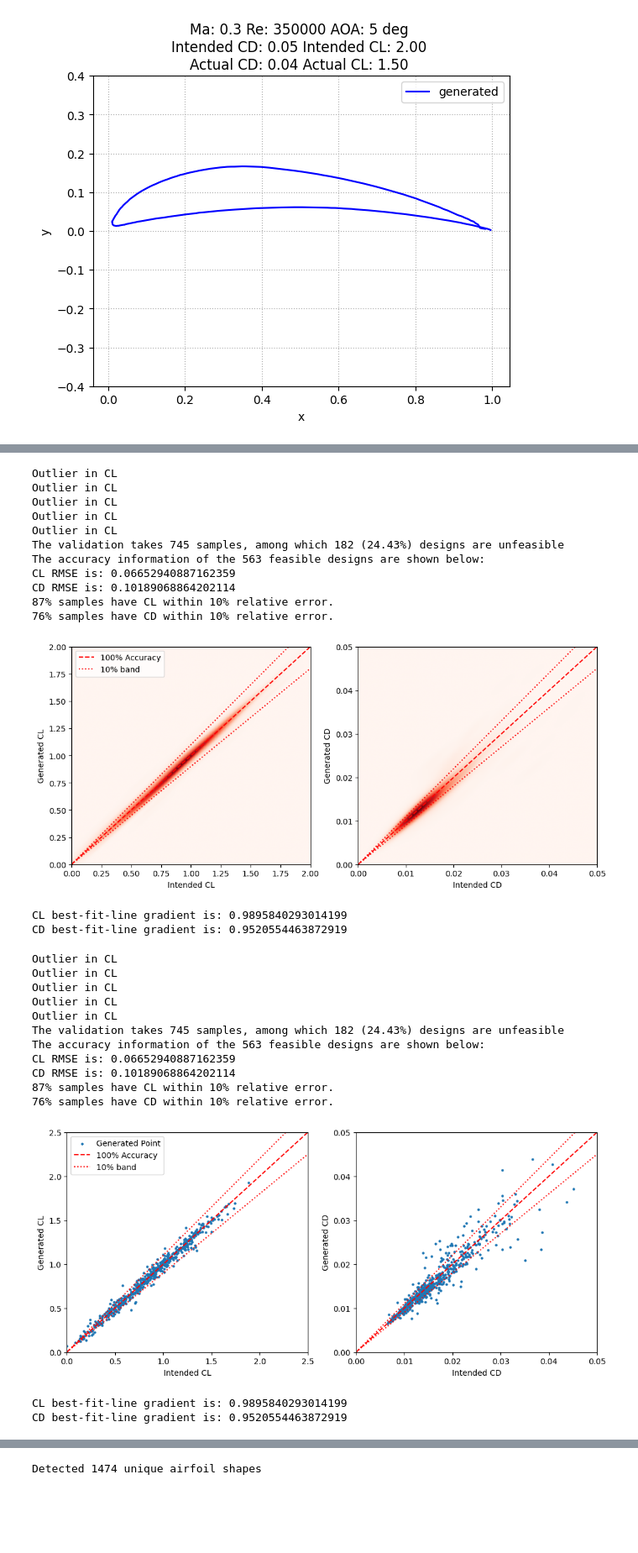
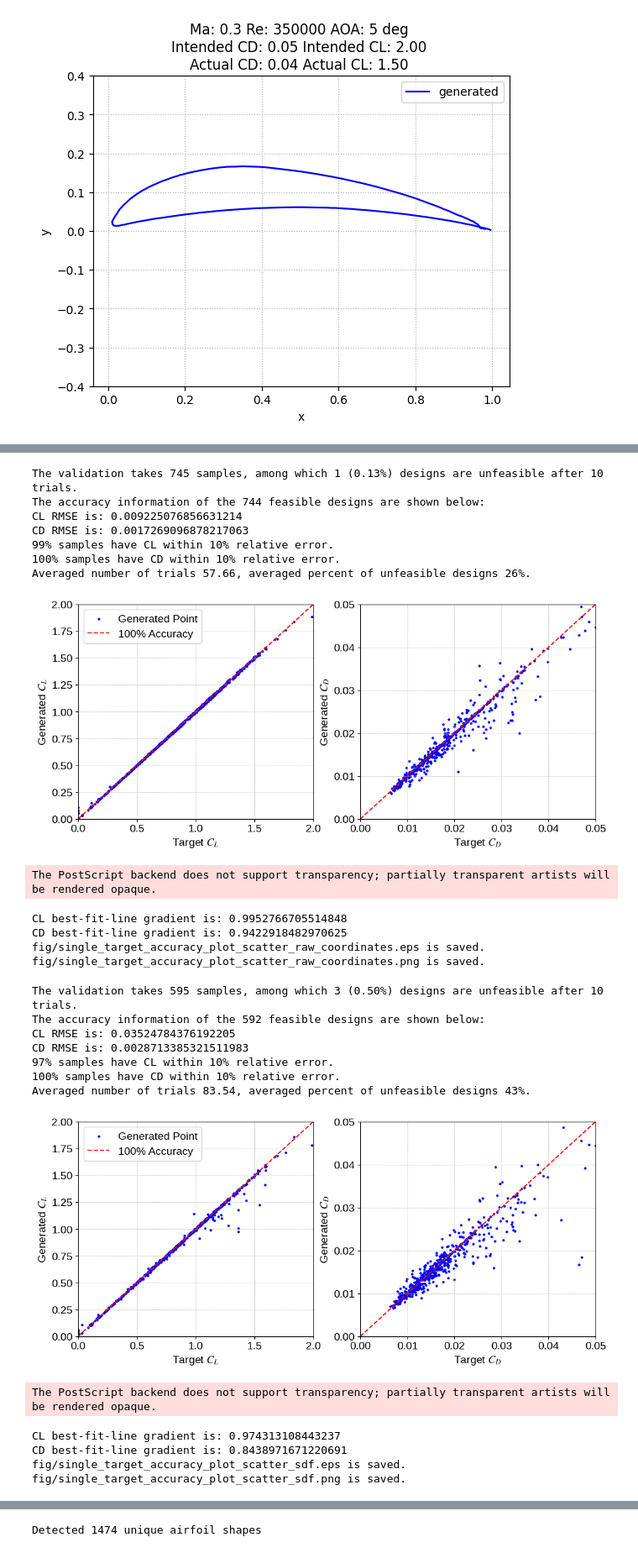
Before and after one commit to Yingfangeng/Diffusion_based_2DAirfoil_Generation, a Jupyter notebook: model_deployment.ipynb, the cells around one changed output, grey strips where cells are left out. Shown at 84% size. Cells and saved outputs as stored; diff of their text form; code cells hidden in the pictures; blank space fills up the shorter version.

```diff
--- a/model_deployment.ipynb
+++ b/model_deployment.ipynb
@@ -212,34 +556,36 @@ Total parameters: 61,785,986
 # %%
-validation_accuracy(model_config_path='mdl_hyperparams/raw_coords_conv1d_deep_unet.yaml', band = 0.1, mode = 'heatmap', CL_axis_min=0, CL_axis_max=2, CD_axis_min=0, CD_axis_max=0.05)
+validation_accuracy(model_config_path='mdl_hyperparams/raw_coords_conv1d_deep_unet.yaml',
+                    file_name='mdl_validation/intermediate_coordinates.csv',
+                    band = 0.1, mode = 'scatter', CL_axis_min=0, CL_axis_max=2, CD_axis_min=0, CD_axis_max=0.05)
 # %% [output]
-Outlier in CL
-Outlier in CL
-Outlier in CL
-Outlier in CL
-Outlier in CL
-The validation takes 745 samples, among which 182 (24.43%) designs are unfeasible
-The accuracy information of the 563 feasible designs are shown below:
-CL RMSE is: 0.06652940887162359
-CD RMSE is: 0.10189068864202114
-87% samples have CL within 10% relative error.
-76% samples have CD within 10% relative error.
+The validation takes 745 samples, among which 1 (0.13%) designs are unfeasible after 10 trials.
+The accuracy information of the 744 feasible designs are shown below:
+CL RMSE is: 0.009225076856631214
+CD RMSE is: 0.0017269096878217063
+99% samples have CL within 10% relative error.
+100% samples have CD within 10% relative error.
+Averaged number of trials 57.66, averaged percent of unfeasible designs 26%.
-[figure, old version]
+[figure, new version]
-CL best-fit-line gradient is: 0.9895840293014199
-CD best-fit-line gradient is: 0.9520554463872919
+The PostScript backend does not support transparency; partially transparent artists will be rendered opaque.
+CL best-fit-line gradient is: 0.9952766705514848
+CD best-fit-line gradient is: 0.9422918482970625
+fig/single_target_accuracy_plot_scatter_raw_coordinates.eps is saved.
+fig/single_target_accuracy_plot_scatter_raw_coordinates.png is saved.
 # %%
-validation_accuracy(model_config_path='mdl_hyperparams/raw_coords_conv1d_deep_unet.yaml', band = 0.1, mode = 'scatter', CL_axis_min=0, CL_axis_max=2.5, CD_axis_min=0, CD_axis_max=0.05)
+validation_accuracy(model_config_path='mdl_hyperparams/sdf_conv2d_unet_128.yaml',
+                    file_name= 'mdl_validation/sdf_ResNet_UNet_2D_64_3_4_with_100_epochs_intermediate_flow_condition.csv',
+                    band = 0.1, mode = 'scatter', CL_axis_min=0, CL_axis_max=2, CD_axis_min=0, CD_axis_max=0.05)
 # %% [output]
-Outlier in CL
-Outlier in CL
-Outlier in CL
-Outlier in CL
-Outlier in CL
-The validation takes 745 samples, among which 182 (24.43%) designs are unfeasible
-The accuracy information of the 563 feasible designs are shown below:
-CL RMSE is: 0.06652940887162359
-CD RMSE is: 0.10189068864202114
-87% samples have CL within 10% relative error.
-76% samples have CD within 10% relative error.
+The validation takes 595 samples, among which 3 (0.50%) designs are unfeasible after 10 trials.
+The accuracy information of the 592 feasible designs are shown below:
+CL RMSE is: 0.03524784376192205
+CD RMSE is: 0.0028713385321511983
+97% samples have CL within 10% relative error.
+100% samples have CD within 10% relative error.
+Averaged number of trials 83.54, averaged percent of unfeasible designs 43%.
-[figure, old version]
+[figure, new version]
-CL best-fit-line gradient is: 0.9895840293014199
-CD best-fit-line gradient is: 0.9520554463872919
+The PostScript backend does not support transparency; partially transparent artists will be rendered opaque.
+CL best-fit-line gradient is: 0.974313108443237
+CD best-fit-line gradient is: 0.8438971671220691
+fig/single_target_accuracy_plot_scatter_sdf.eps is saved.
+fig/single_target_accuracy_plot_scatter_sdf.png is saved.
```
Also changed, not shown: parts of 31 cells of this notebook, 10 other files.
